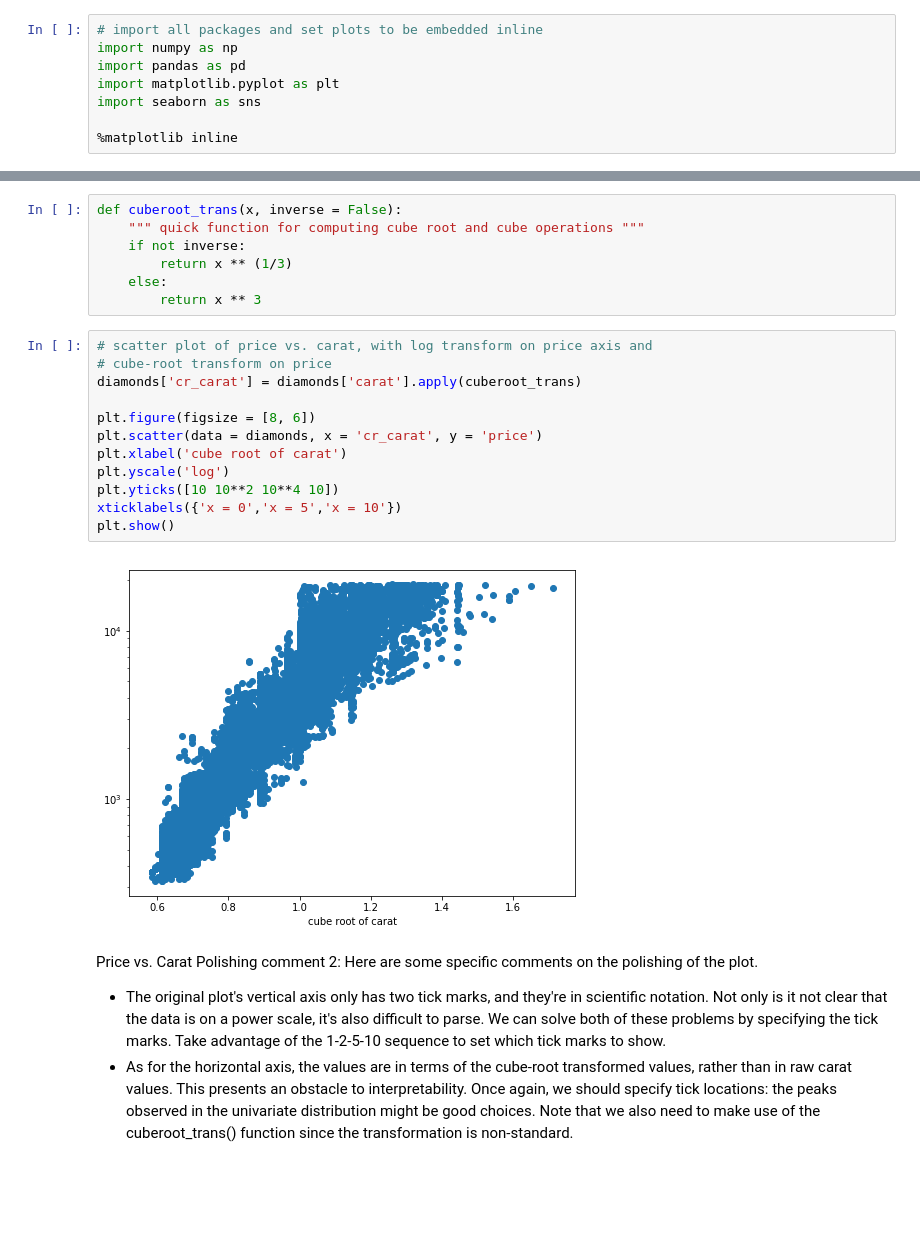
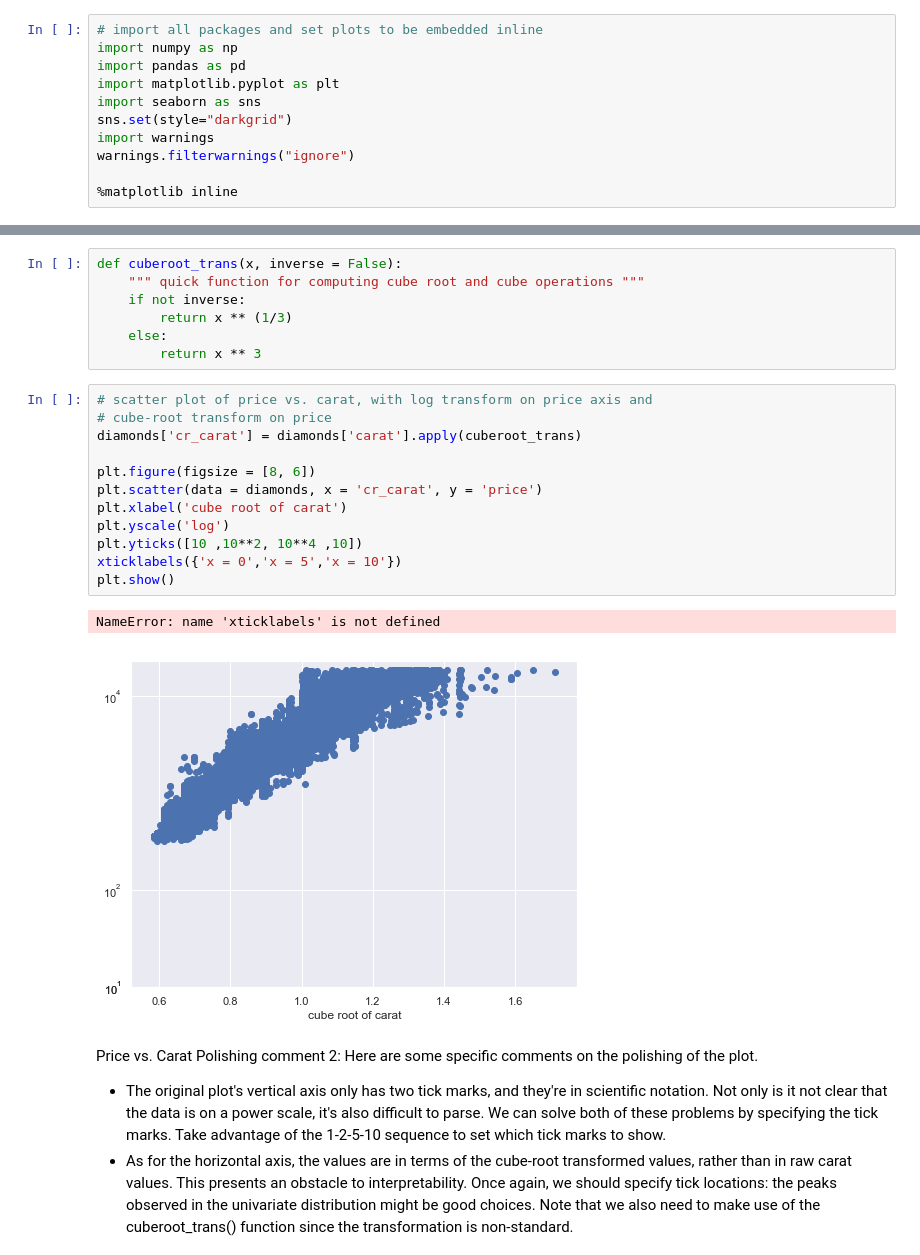
Before and after one commit to deutschkihun/Data-Analysis, a Jupyter notebook: Project 4/Visualization case study.ipynb, the cells around one changed output, grey strips where cells are left out. Cells and saved outputs as stored; diff of their text form; blank space fills up the shorter version.

```diff
--- a/Project 4/Visualization case study.ipynb
+++ b/Project 4/Visualization case study.ipynb
@@ -4,6 +4,9 @@ import numpy as np
 import pandas as pd
 import matplotlib.pyplot as plt
 import seaborn as sns
+sns.set(style="darkgrid")
+import warnings
+warnings.filterwarnings("ignore")
 
 %matplotlib inline
 # %%
@@ -311,17 +334,18 @@ def cuberoot_trans(x, inverse = False):
 # %%
 # scatter plot of price vs. carat, with log transform on price axis and
 # cube-root transform on price
 diamonds['cr_carat'] = diamonds['carat'].apply(cuberoot_trans)
 
 plt.figure(figsize = [8, 6])
 plt.scatter(data = diamonds, x = 'cr_carat', y = 'price')
 plt.xlabel('cube root of carat')
 plt.yscale('log')
-plt.yticks([10 10**2 10**4 10])
+plt.yticks([10 ,10**2, 10**4 ,10])
 xticklabels({'x = 0','x = 5','x = 10'})
 plt.show()
 # %% [output]
+NameError: name 'xticklabels' is not defined
-[figure, old version]
+[figure, new version]
 # %% [markdown]
 Price vs. Carat Polishing comment 2: Here are some specific comments on the polishing of the plot.
 
```
Also changed, not shown: parts of 27 cells of this notebook.
